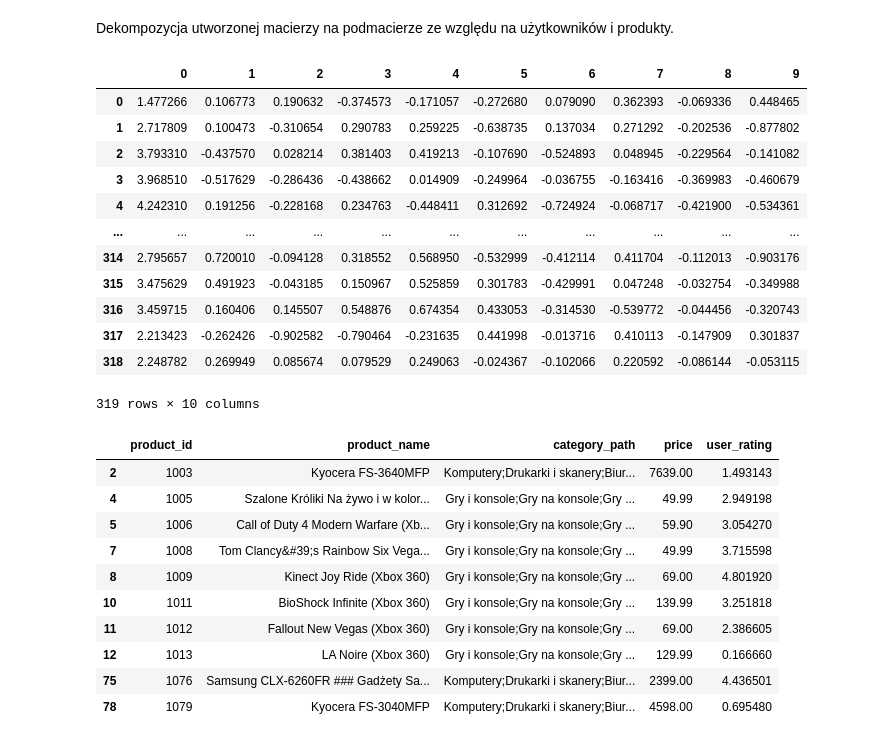
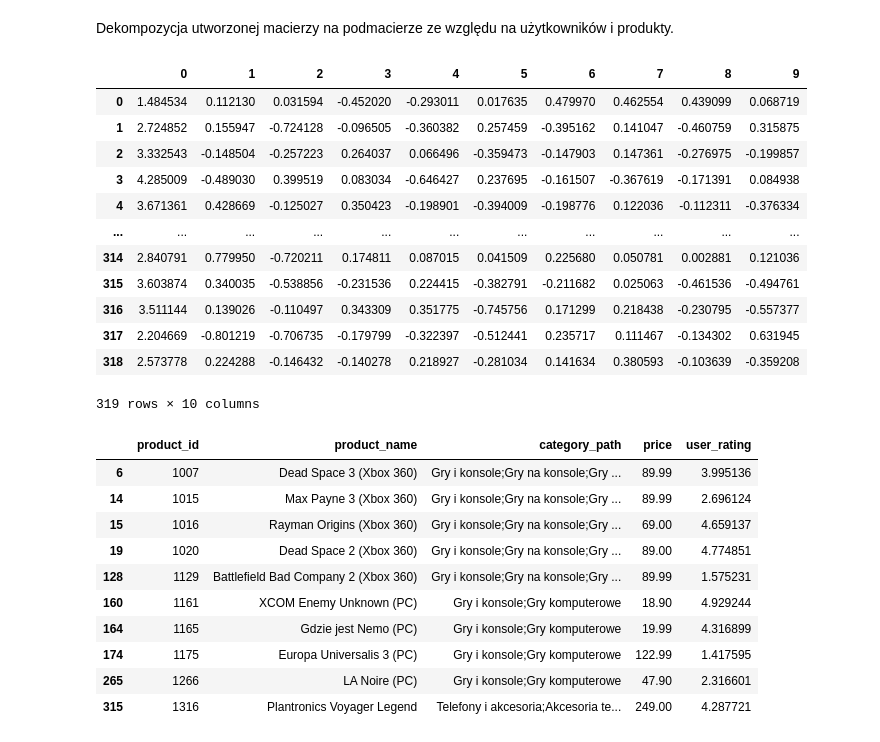
Before and after one commit to SwirtaB/IUM_Recommendation-system, a Jupyter notebook: models/cf_model.ipynb, the cells around one changed output. Saved outputs shown, nothing was run; the diff lists cells and outputs as text; code cells hidden in the pictures.

```diff
--- a/models/cf_model.ipynb
+++ b/models/cf_model.ipynb
@@ -16,12 +16,22 @@ productsDataPath = '../notebooks/data/v2/products.jsonl'
 sessionsDF = pd.read_json(sessionsDataPath, lines=True)
 productsDF = pd.read_json(productsDataPath, lines=True)
 
-df = sessionsDF.drop(columns=["session_id", "timestamp", "event_type", "offered_discount", "purchase_id"])
+df = sessionsDF.drop(columns=["timestamp", "event_type", "offered_discount", "purchase_id"])
 df["count"] = 1
 
 #interaction matrix is build on part of the sessionDF - not perfect way, because test set is all over the place (random shuffel), but i needed something fast for testing
 train, test = train_test_split(df, test_size=0.2, stratify=df['product_id'])
 
+#idea is to make sure that all data in test set has at least two entries from given session. Data that not satisfies that criteria are appended to train set.
+s = test['session_id'].value_counts()
+res = test[test['session_id'].map(s) >= 2]
+ret = test[test['session_id'].map(s) == 1]
+test.sort_values(by='session_id', inplace=True)
+res.sort_values(by='session_id', inplace=True)
+# display(test)
+# display(res)
+
+train.append(ret).sort_values(by='session_id', inplace=True)
 interactionMatrixDF = pd.pivot_table(train, index="user_id", columns="product_id", values="count", aggfunc=np.sum, fill_value=0)
 display(interactionMatrixDF)
 # %% [output]
@@ -93,17 +107,17 @@ pd.DataFrame(userFeatures)
 pd.DataFrame(itemFeatures)
 # %% [output]
 |  | 0 | 1 | 2 | 3 | 4 | 5 | 6 | 7 | 8 | 9 |
-| 0 | 1.477266 | 0.106773 | 0.190632 | -0.374573 | -0.171057 | -0.272680 | 0.079090 | 0.362393 | -0.069336 | 0.448465 |
-| 1 | 2.717809 | 0.100473 | -0.310654 | 0.290783 | 0.259225 | -0.638735 | 0.137034 | 0.271292 | -0.202536 | -0.877802 |
-| 2 | 3.793310 | -0.437570 | 0.028214 | 0.381403 | 0.419213 | -0.107690 | -0.524893 | 0.048945 | -0.229564 | -0.141082 |
-| 3 | 3.968510 | -0.517629 | -0.286436 | -0.438662 | 0.014909 | -0.249964 | -0.036755 | -0.163416 | -0.369983 | -0.460679 |
-| 4 | 4.242310 | 0.191256 | -0.228168 | 0.234763 | -0.448411 | 0.312692 | -0.724924 | -0.068717 | -0.421900 | -0.534361 |
+| 0 | 1.484534 | 0.112130 | 0.031594 | -0.452020 | -0.293011 | 0.017635 | 0.479970 | 0.462554 | 0.439099 | 0.068719 |
+| 1 | 2.724852 | 0.155947 | -0.724128 | -0.096505 | -0.360382 | 0.257459 | -0.395162 | 0.141047 | -0.460759 | 0.315875 |
+| 2 | 3.332543 | -0.148504 | -0.257223 | 0.264037 | 0.066496 | -0.359473 | -0.147903 | 0.147361 | -0.276975 | -0.199857 |
+| 3 | 4.285009 | -0.489030 | 0.399519 | 0.083034 | -0.646427 | 0.237695 | -0.161507 | -0.367619 | -0.171391 | 0.084938 |
+| 4 | 3.671361 | 0.428669 | -0.125027 | 0.350423 | -0.198901 | -0.394009 | -0.198776 | 0.122036 | -0.112311 | -0.376334 |
 | ... | ... | ... | ... | ... | ... | ... | ... | ... | ... | ... |
-| 314 | 2.795657 | 0.720010 | -0.094128 | 0.318552 | 0.568950 | -0.532999 | -0.412114 | 0.411704 | -0.112013 | -0.903176 |
-| 315 | 3.475629 | 0.491923 | -0.043185 | 0.150967 | 0.525859 | 0.301783 | -0.429991 | 0.047248 | -0.032754 | -0.349988 |
-| 316 | 3.459715 | 0.160406 | 0.145507 | 0.548876 | 0.674354 | 0.433053 | -0.314530 | -0.539772 | -0.044456 | -0.320743 |
-| 317 | 2.213423 | -0.262426 | -0.902582 | -0.790464 | -0.231635 | 0.441998 | -0.013716 | 0.410113 | -0.147909 | 0.301837 |
-| 318 | 2.248782 | 0.269949 | 0.085674 | 0.079529 | 0.249063 | -0.024367 | -0.102066 | 0.220592 | -0.086144 | -0.053115 |
+| 314 | 2.840791 | 0.779950 | -0.720211 | 0.174811 | 0.087015 | 0.041509 | 0.225680 | 0.050781 | 0.002881 | 0.121036 |
+| 315 | 3.603874 | 0.340035 | -0.538856 | -0.231536 | 0.224415 | -0.382791 | -0.211682 | 0.025063 | -0.461536 | -0.494761 |
+| 316 | 3.511144 | 0.139026 | -0.110497 | 0.343309 | 0.351775 | -0.745756 | 0.171299 | 0.218438 | -0.230795 | -0.557377 |
+| 317 | 2.204669 | -0.801219 | -0.706735 | -0.179799 | -0.322397 | -0.512441 | 0.235717 | 0.111467 | -0.134302 | 0.631945 |
+| 318 | 2.573778 | 0.224288 | -0.146432 | -0.140278 | 0.218927 | -0.281034 | 0.141634 | 0.380593 | -0.103639 | -0.359208 |
 319 rows × 10 columns
 # %%
 def top_k(item_id, top_k, corr_mat, map_name):
@@ -113,21 +127,21 @@ def top_k(item_id, top_k, corr_mat, map_name):
 # %%
 from sklearn.metrics.pairwise import cosine_similarity
 
 itemCorrMat = cosine_similarity(itemFeatures)
 
 #before test_split it is mandatory to create dict mapping indexes of products in productsDF to labels or ids
 #because truncatedSVD has rows coresponding to rows in productsDF, but after split there not the same
-recommendations = top_k(5, 10, itemCorrMat, idxNameDict)
+recommendations = top_k(6, 10, itemCorrMat, idxNameDict)
 display(productsDF.loc[productsDF['product_id'].isin(recommendations)])
 # %% [output]
 |  | product_id | product_name | category_path | price | user_rating |
-| 2 | 1003 | Kyocera FS-3640MFP | Komputery;Drukarki i skanery;Biur... | 7639.00 | 1.493143 |
-| 4 | 1005 | Szalone Króliki Na żywo i w kolor... | Gry i konsole;Gry na konsole;Gry ... | 49.99 | 2.949198 |
-| 5 | 1006 | Call of Duty 4 Modern Warfare (Xb... | Gry i konsole;Gry na konsole;Gry ... | 59.90 | 3.054270 |
-| 7 | 1008 | Tom Clancy&#39;s Rainbow Six Vega... | Gry i konsole;Gry na konsole;Gry ... | 49.99 | 3.715598 |
-| 8 | 1009 | Kinect Joy Ride (Xbox 360) | Gry i konsole;Gry na konsole;Gry ... | 69.00 | 4.801920 |
-| 10 | 1011 | BioShock Infinite (Xbox 360) | Gry i konsole;Gry na konsole;Gry ... | 139.99 | 3.251818 |
-| 11 | 1012 | Fallout New Vegas (Xbox 360) | Gry i konsole;Gry na konsole;Gry ... | 69.00 | 2.386605 |
-| 12 | 1013 | LA Noire (Xbox 360) | Gry i konsole;Gry na konsole;Gry ... | 129.99 | 0.166660 |
-| 75 | 1076 | Samsung CLX-6260FR ### Gadżety Sa... | Komputery;Drukarki i skanery;Biur... | 2399.00 | 4.436501 |
-| 78 | 1079 | Kyocera FS-3040MFP | Komputery;Drukarki i skanery;Biur... | 4598.00 | 0.695480 |
+| 6 | 1007 | Dead Space 3 (Xbox 360) | Gry i konsole;Gry na konsole;Gry ... | 89.99 | 3.995136 |
+| 14 | 1015 | Max Payne 3 (Xbox 360) | Gry i konsole;Gry na konsole;Gry ... | 89.99 | 2.696124 |
+| 15 | 1016 | Rayman Origins (Xbox 360) | Gry i konsole;Gry na konsole;Gry ... | 69.00 | 4.659137 |
+| 19 | 1020 | Dead Space 2 (Xbox 360) | Gry i konsole;Gry na konsole;Gry ... | 89.00 | 4.774851 |
+| 128 | 1129 | Battlefield Bad Company 2 (Xbox 360) | Gry i konsole;Gry na konsole;Gry ... | 89.99 | 1.575231 |
+| 160 | 1161 | XCOM Enemy Unknown (PC) | Gry i konsole;Gry komputerowe | 18.90 | 4.929244 |
+| 164 | 1165 | Gdzie jest Nemo (PC) | Gry i konsole;Gry komputerowe | 19.99 | 4.316899 |
+| 174 | 1175 | Europa Universalis 3 (PC) | Gry i konsole;Gry komputerowe | 122.99 | 1.417595 |
+| 265 | 1266 | LA Noire (PC) | Gry i konsole;Gry komputerowe | 47.90 | 2.316601 |
+| 315 | 1316 | Plantronics Voyager Legend | Telefony i akcesoria;Akcesoria te... | 249.00 | 4.287721 |
```
Also changed, not shown: parts of 2 cells of this notebook.
